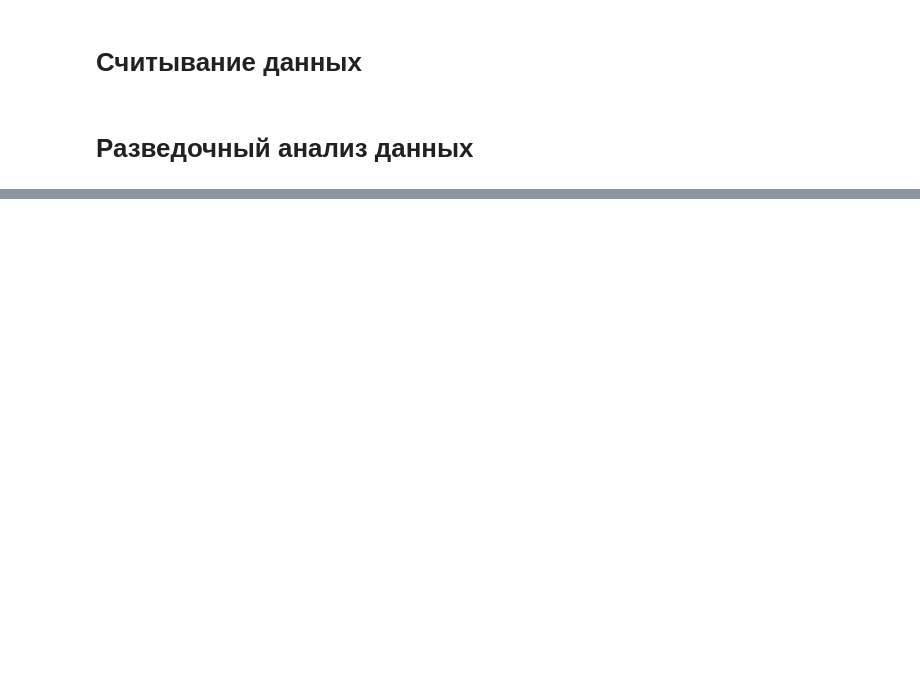
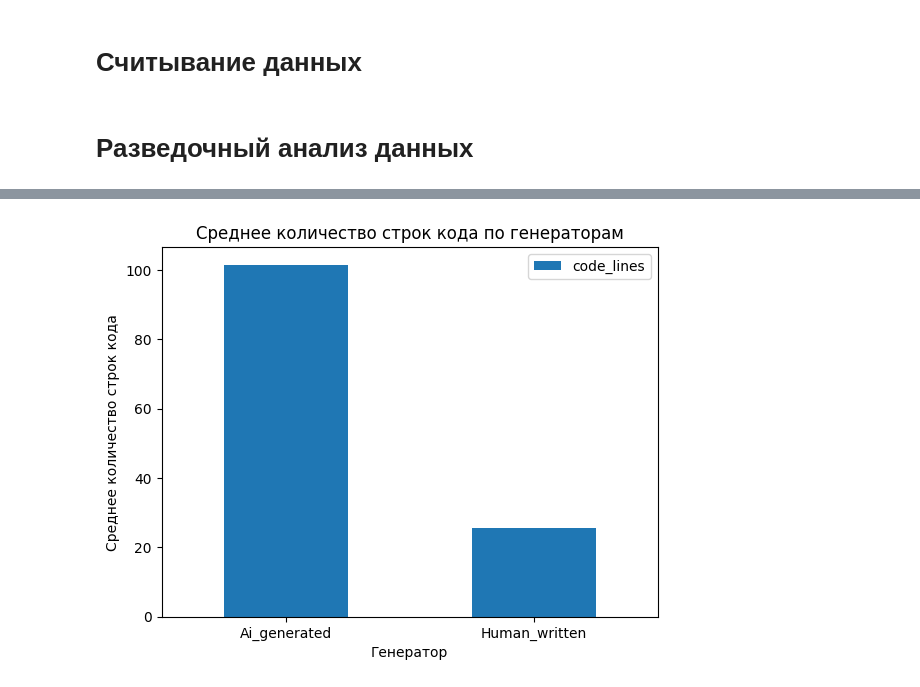
Before and after one commit to M1ssshka/ai-code-detection, a Jupyter notebook: main.ipynb, the cells around one changed output, grey strips where cells are left out. Drawn from its saved outputs; the diff is of its cells as text; code cells hidden in the pictures; blank space fills up the shorter version.

```diff
--- a/main.ipynb
+++ b/main.ipynb
@@ -41,0 +23,93 @@ plt.show()
+# %%
+print("Количество строк:", ds.shape[0])
+print("Количество столбцов:", ds.shape[1])
+print(f'Количество написанных человеком решений: {(ds['label'] == 'Human_written').sum()}')
+print(f'Количество сгенерированных решений: {(ds['label'] == 'Ai_generated').sum()}')
+print('Соотношение:', ds['label'].value_counts(normalize=True))
+
+ds['code_lines'] = ds.loc[:, 'code'].str.split('\n').str.len()
+ds['num_of_char'] = ds.loc[:, 'code'].str.len()
+
+print('\n***Пропущенные значения***')
+print(ds.isnull().sum())
+print('******')
+
+print('\n***Категориальные поля***')
+print(ds['generator'].value_counts(), '\n')
+print(ds['language_name'].value_counts(), '\n')
+print(ds['source'].value_counts())
+print('******\n')
+
+pt = ds.pivot_table(index='label', values='code_lines', aggfunc='mean')
+
+pt.plot(kind='bar')
+plt.ylabel('Среднее количество строк кода')
+plt.xlabel('Генератор')
+plt.title('Среднее количество строк кода по генераторам')
+plt.xticks(rotation=0)
+
+plt.show()
+
+pt = ds.pivot_table(index='label', values='num_of_char', aggfunc='mean')
+
+pt.plot(kind='bar')
+plt.ylabel('Среднее количество символов кода')
+plt.xlabel('Генератор')
+plt.title('Среднее количество символов кода по генераторам')
+plt.xticks(rotation=0)
+
+plt.show()
+
+def count_python_comments(code):
+    """
+    Возвращает количество комментариев в коде.
+    """
+    if pd.isna(code):
+        return 0
+    try:
+        tokens = tokenize.generate_tokens(io.StringIO(code).readline)
+        return sum(1 for t in tokens if t.type == tokenize.COMMENT)
+    except (SyntaxError, tokenize.TokenError):
+        return 0
+
+ds['num_of_comments'] = ds['code'].apply(count_python_comments)
+
+pt = ds.pivot_table(index='label', values='num_of_comments', aggfunc='mean')
+
+pt.plot(kind='bar')
+plt.ylabel('Среднее количество комментариев в коде')
+plt.xlabel('Генератор')
+plt.title('Среднее количество комментариев в коде по генераторам')
+plt.xticks(rotation=0)
+
+plt.show()
+
+def total_comment_length(code):
+    """
+    Возвращает общую длину (в символах) всех комментариев в коде.
+    Учитывает только настоящие комментарии (игнорирует # внутри строк).
+    """
+    if pd.isna(code):
+        return 0
+    try:
+        total = 0
+        tokens = tokenize.generate_tokens(io.StringIO(code).readline)
+        for tok in tokens:
+            if tok.type == tokenize.COMMENT:
+                total += len(tok.string)
+        return total
+    except (SyntaxError, tokenize.TokenError):
+        return 0
+
+ds['total_comment_chars'] = ds['code'].apply(total_comment_length)
+
+pt = ds.pivot_table(index='label', values='total_comment_chars', aggfunc='mean')
+
+pt.plot(kind='bar')
+plt.ylabel('Средняя длина комментариев в коде')
+plt.xlabel('Генератор')
+plt.title('Средняя длина комментариев в коде по генераторам')
+plt.xticks(rotation=0)
+
+plt.show()
+# %% [output]
@@ -41,0 +133 @@ plt.show()
+[figure, added]
```
Also changed, not shown: parts of 3 cells of this notebook.
